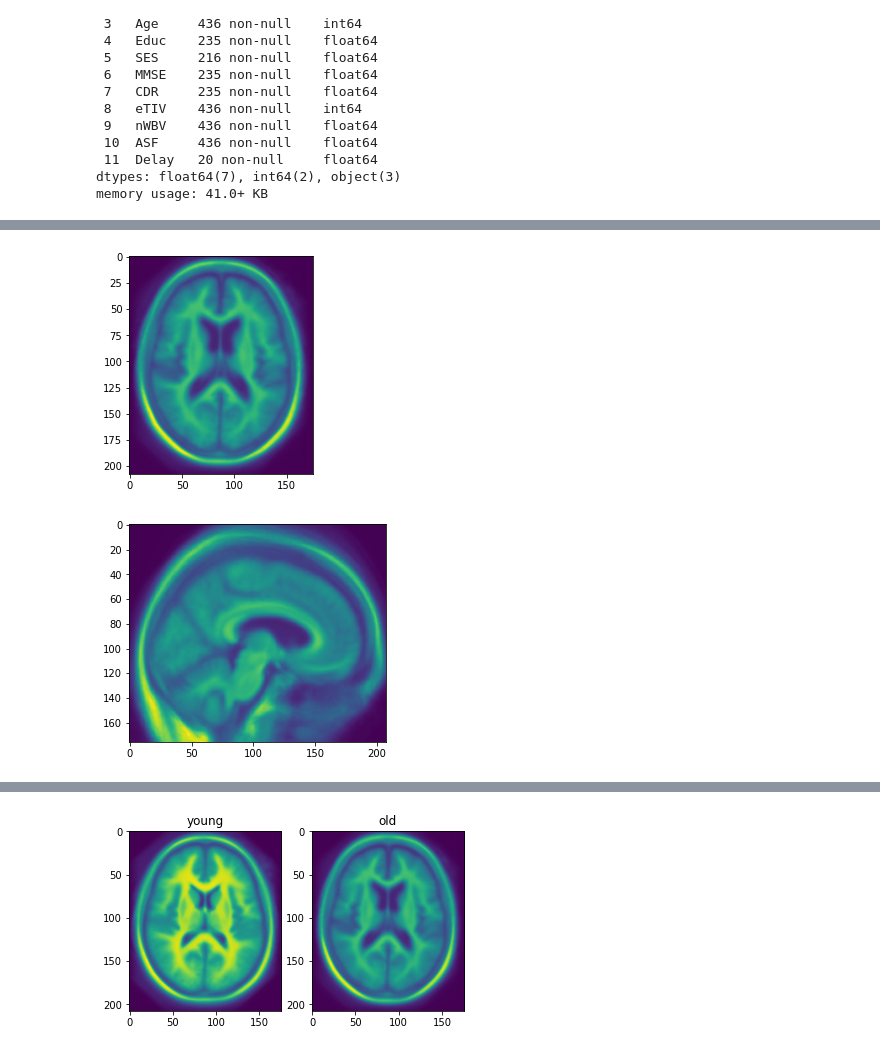
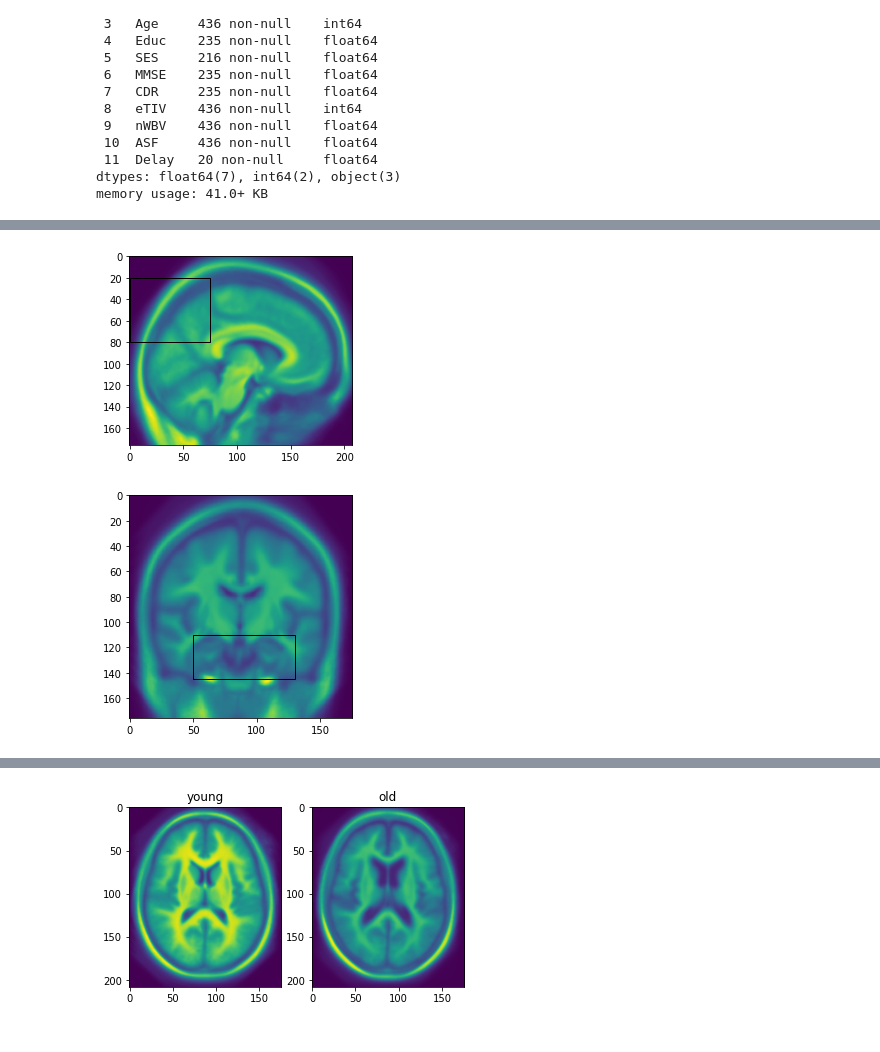
Before and after one commit to tamap94/ds-capstone-alzheimers-, a Jupyter notebook: EDA/Valle_EDA.ipynb, the cells around one changed output, grey strips where cells are left out. Cells and saved outputs as stored; diff of their text form; code cells hidden in the pictures.

```diff
--- a/EDA/Valle_EDA.ipynb
+++ b/EDA/Valle_EDA.ipynb
@@ -32,5 +42,5 @@ memory usage: 41.0+ KB
 # %%
-df['CDR'].fillna(0, inplace=True)
+df['CDR'].fillna(0.1, inplace=True)
 # %%
 df.describe().T
 # %% [output]
@@ -77,0 +88,6 @@ df.head()
+# %%
+# x_min, x_max, y_min, y_max
+tra_box = [45, 130, 50, 130]
+sag_box = [0, 75, 20, 80]
+cor_box = [50, 130, 110, 145]
+all_box = [tra_box, sag_box, cor_box]
@@ -78,8 +107,8 @@ df.head()
 # %%
-img_mean(load_MRI_gifs(demented(df)["ID"], "traverse"))
+img_mean(load_MRI_gifs(demented(df)["ID"], "sagittal"), box=sag_box)
 # %% [output]
-[figure, old version]
+[figure, new version]
 # %%
-img_mean(load_MRI_gifs(demented(df)["ID"], "sagittal"))
+img_mean(load_MRI_gifs(demented(df)["ID"], "cortical"), box=cor_box)
 # %% [output]
-[figure, old version]
+[figure, new version]
```
Also changed, not shown: parts of 17 cells of this notebook, 3 other files.
